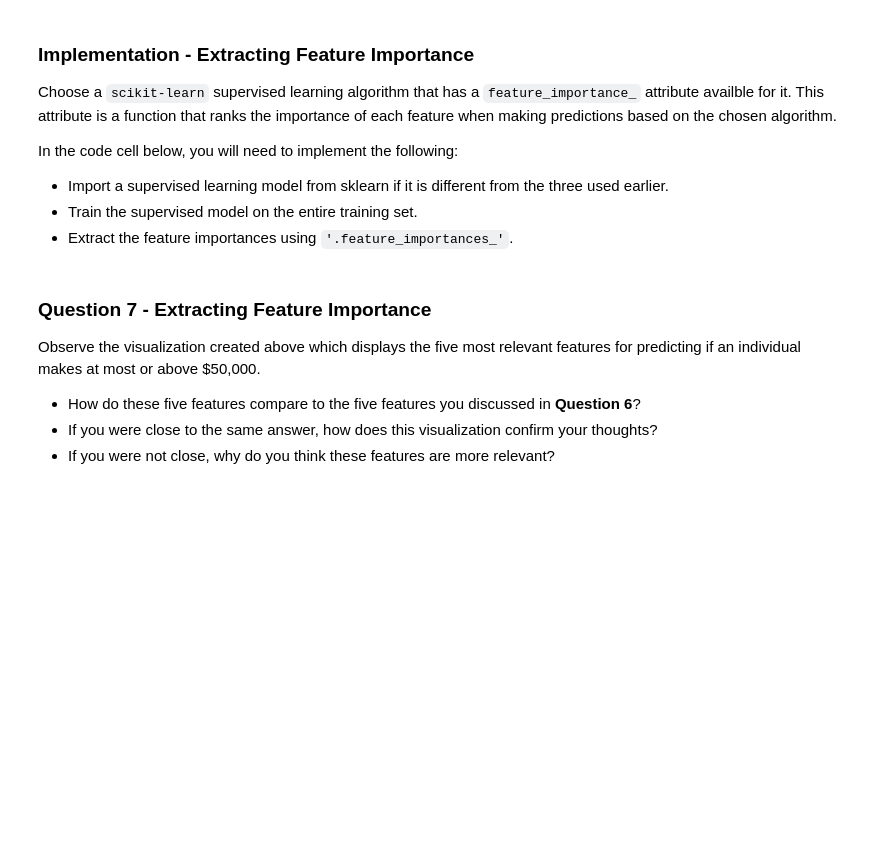
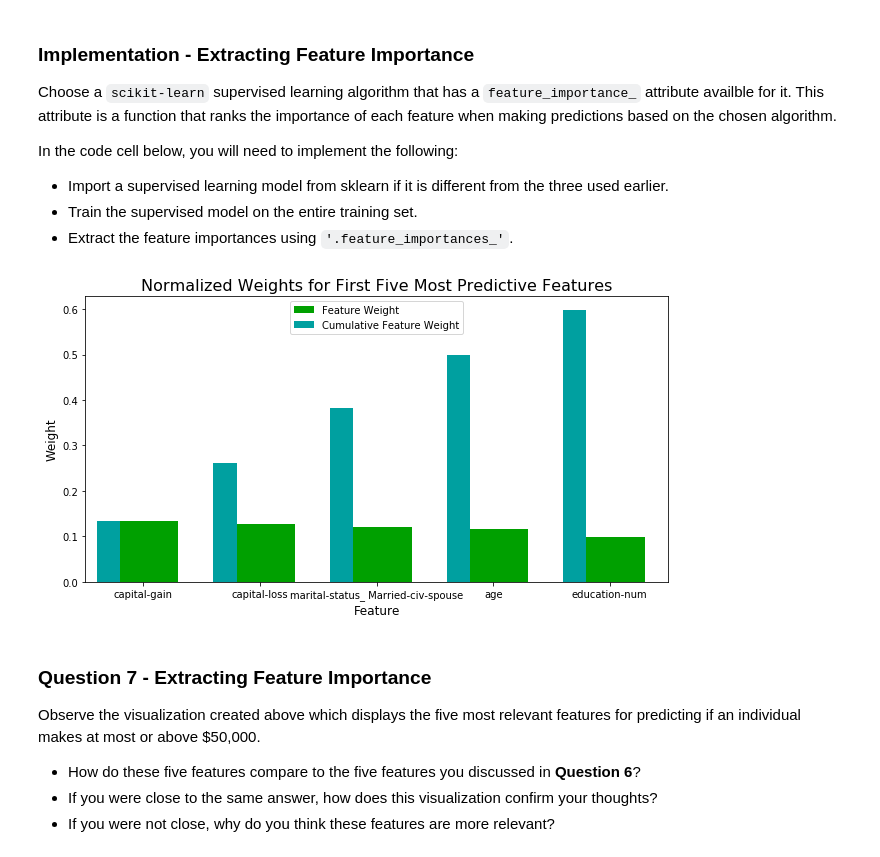
Before and after one commit to dersarath/machine-learning, a Jupyter notebook: projects/finding_donors/finding_donors.ipynb, the cells around one changed output. Saved outputs shown, nothing was run; the diff lists cells and outputs as text; code cells hidden in the pictures; blank space fills up the shorter version.

```diff
--- a/projects/finding_donors/finding_donors.ipynb
+++ b/projects/finding_donors/finding_donors.ipynb
@@ -494,15 +599,17 @@ In the code cell below, you will need to implement the following:
 # %%
 # TODO: Import a supervised learning model that has 'feature_importances_'
 
 
 # TODO: Train the supervised model on the training set using .fit(X_train, y_train)
-model = None
+model = GradientBoostingClassifier().fit(X_train, y_train)
 
 # TODO: Extract the feature importances using .feature_importances_
-importances = None
+importances = model.feature_importances_
 
 # Plot
 vs.feature_plot(importances, X_train, y_train)
+# %% [output]
+[figure, added]
 # %% [markdown]
 ### Question 7 - Extracting Feature Importance
 
```
Also changed, not shown: parts of 20 cells of this notebook.
